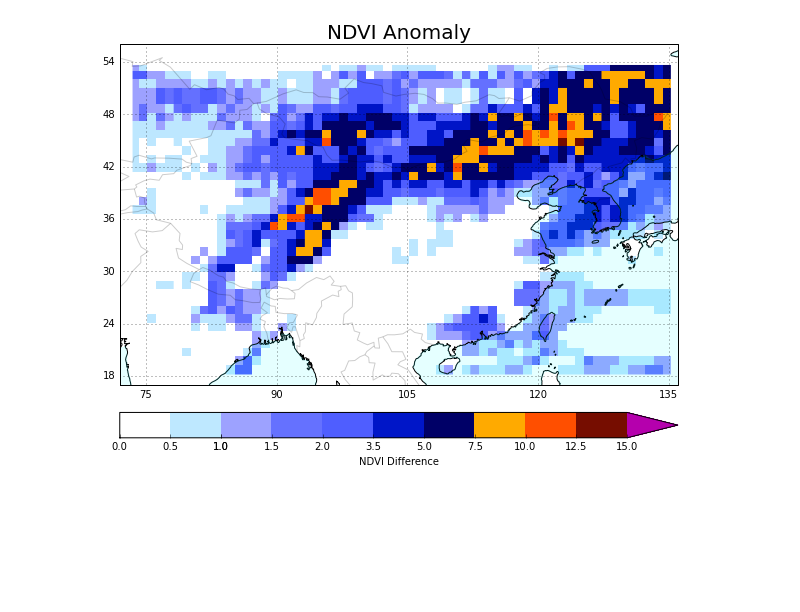
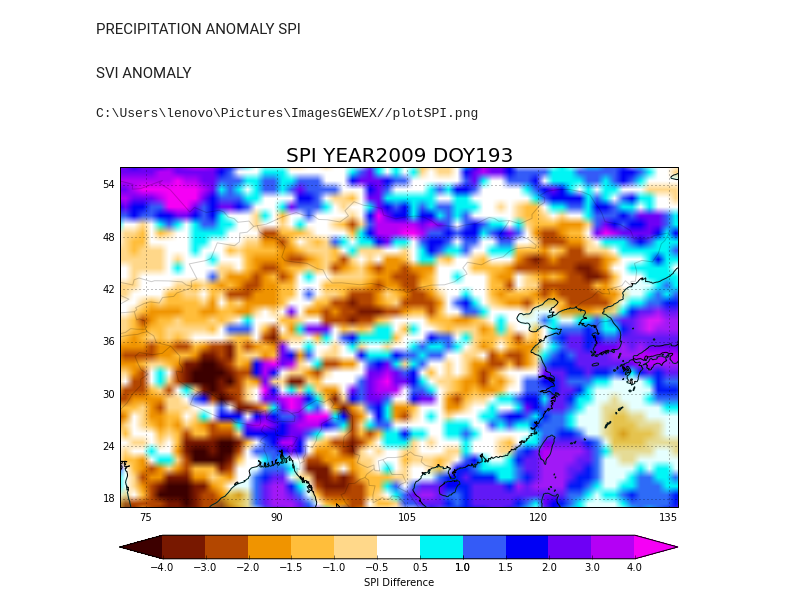
Before and after one commit to mattijn/pynotebook, a Jupyter notebook: ipynotebooks/Python2.7/PlotMaps.ipynb, the cells around one changed output. Saved outputs shown, nothing was run; the diff lists cells and outputs as text; code cells hidden in the pictures; blank space fills up the shorter version.

```diff
--- a/ipynotebooks/Python2.7/PlotMaps.ipynb
+++ b/ipynotebooks/Python2.7/PlotMaps.ipynb
@@ -98,3 +102,5 @@ cmap.set_over((0.709,0.,0.678)) # pruple
 
 bounds = [0, 0.5, 1, 1.5, 2, 3.5, 5, 7.5, 10., 12.5, 15.]
 norm = cm.colors.BoundaryNorm(bounds, cmap.N)
+# %% [markdown]
+PRECIPITATION ANOMALY SPI
@@ -101,39 +136,75 @@ norm = cm.colors.BoundaryNorm(bounds, cmap.N)
+# %% [markdown]
+SVI ANOMALY
+# %%
+# Set the colormap and norm to correspond to the data for which
+# the colorbar will be used.
+cmap = cm.cool
+norm = cm.colors.Normalize(vmin=-1, vmax=1)
+
+# The third example illustrates the use of custom length colorbar
+# extensions, used on a colorbar with discrete intervals.
+cmap = cm.colors.ListedColormap([[0.470, 0.094, 0.], # dark blue
+                                  [0.702, 0.278, 0.], # light blue
+                                  [0.941, 0.580, 0.], # green
+                                  [1., 0.745, 0.231], # light green
+                                  [1., 0.847, 0.541],
+                                  [1, 1, 1.], # null
+                                  [0.714, 0.839, 0.463], # light yellow
+                                  [0.545, 0.729, 0.176], # yellow
+                                  [0.376, 0.631, 0.], # orange
+                                  [0.106, 0.522, 0.], # red
+                                  [0, 0.412, 0.082]]) # pink
+
+cmap.set_under((0.239, 0., 0.)) # dark purple
+cmap.set_over((0., 0.298, 0.184)) # brown
+
+bounds = [-.3, -.25, -.2, -.15, -.1, -.05, .05, .1, .15, .2, .25, .3]
+#bounds = [0.1, 0.2,  0.25, 0.30, 0.35, 0.4,0.6,0.65,0.70,0.75, 0.8, 0.9]
+
+#bounds =  [-5., -3.5, -2.5, -1.83, -1.17, -0.5, 0.5, 1.17, 1.83, 2.5, 3.5, 5.]
+#bounds =  [-8., -6.5, -5.5, -4.83, -4.17, -3.5, -2.5, -1.83, -1.17, -0.5, 0.5, 2.]
+#bounds = [-1., -.8,  -.6,  -.4,   -.20, -.05,  .05,    .2,   .4,   .6, .8, 1.]
+#bounds = [-.3, -.25,  -.2,  -.15,   -.1, -.05,  .05,    .1,   .15,   .2, .25, .3]    # OLD
+norm = cm.colors.BoundaryNorm(bounds, cmap.N)
 # %%
-ds = gdal.Open(raster[0])
+ds = gdal.Open(path)# hased out raster[0])
 array = ds.ReadAsArray()
 
 fig = plt.figure(figsize=(10,10))
 
 img_extent = (extent[0], extent[1], extent[2], extent[3])
 img = np.flipud(array)
 
 ax = plt.axes(projection=ccrs.PlateCarree())
 
 ax.set_extent([72, 136, 52, 17], ccrs.Geodetic())
 ax.coastlines(resolution='50m', color='black', linewidth=1)
 
 gl = ax.gridlines(draw_labels=True, axes=0)
 gl.ylabels_right = False
 gl.xlabels_top = False
 
 
 ax.add_feature(cfeature.OCEAN, facecolor='aqua', alpha='0.1')
 ax.add_feature(cfeature.BORDERS, alpha='0.2')
 
 
 im = ax.imshow(img, origin='upper', extent=img_extent, cmap=cmap, norm=norm)#, transform=ccrs.Mercator())
-cb = fig.colorbar(im, ticks=bounds+[1], norm=norm, extend='max', extendfrac='auto', orientation='horizontal', pad=0.05).set_label('NDVI Difference')
-ax.set_title("NDVI Anomaly", fontsize=20)
+cb = fig.colorbar(im, ticks=bounds+[1], norm=norm, extend='both', extendfrac='auto', orientation='horizontal', pad=0.05).set_label('SPI Difference')
+ax.set_title("SPI YEAR2009 DOY193", fontsize=20)
 
 #outPath = r'D:\Data\NDVIanomalytimeseriesPNG//'+i[-16:-4]+'.png' # [-15:-4] original
-#print outPath
-#plt.savefig(outPath, dpi=200)
+outPath = r'C:\Users\lenovo\Pictures\ImagesGEWEX//plotSPI.png'
+print outPath
+
+plt.savefig(outPath, dpi=200)
 #plt.close(fig)
 #fig.clf()
 #ax.cla()
 plt.show()
 # %% [output]
+C:\Users\lenovo\Pictures\ImagesGEWEX//plotSPI.png
-[figure, old version]
+[figure, new version]
 # %%
 for i in raster[92:138]:
     ds = gdal.Open(i)
```
Also changed, not shown: parts of 3 cells of this notebook, 2 other files.
